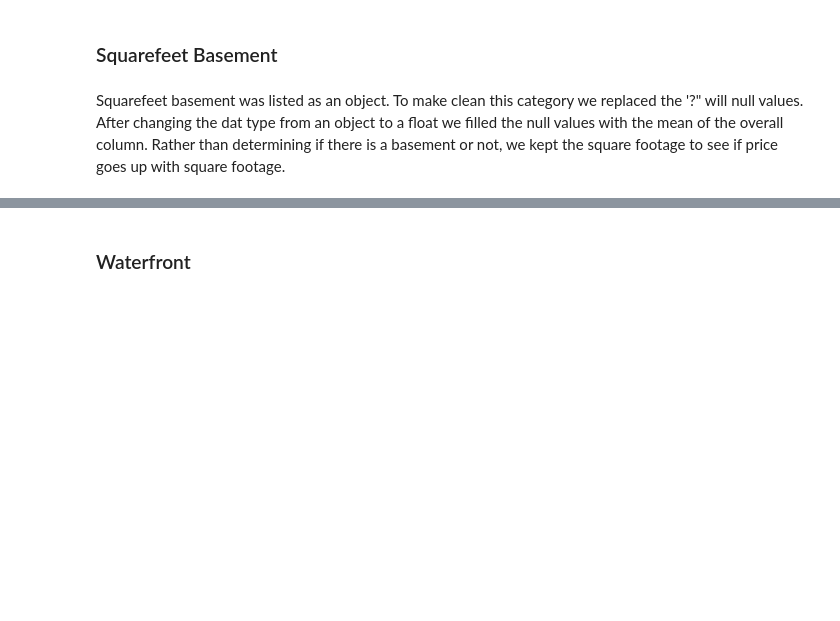
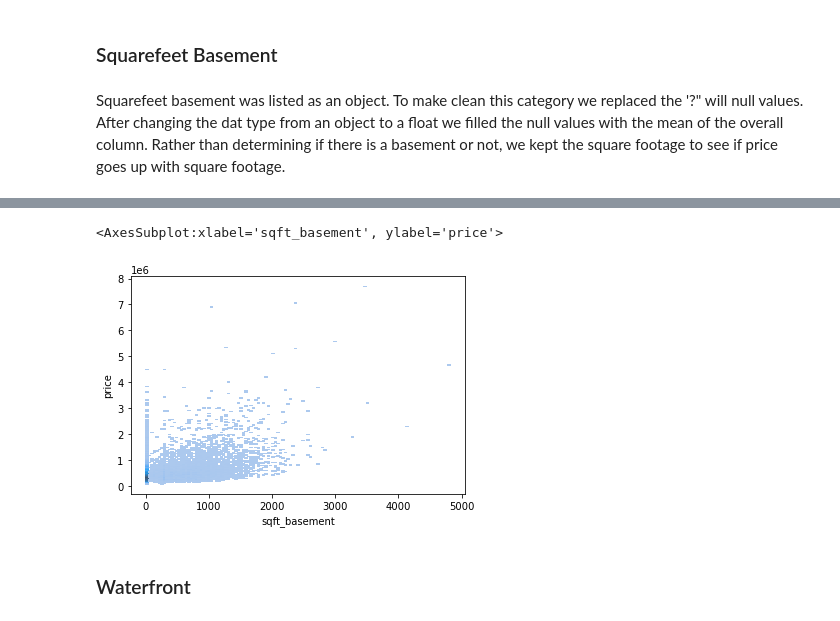
Before and after one commit to henrysvg/dsc-phase-2-project-v2-3, a Jupyter notebook: student.ipynb, the cells around one changed output, grey strips where cells are left out. Saved outputs shown, nothing was run; the diff lists cells and outputs as text; code cells hidden in the pictures; blank space fills up the shorter version.

Commit message:
added visualizations

```diff
--- a/student.ipynb
+++ b/student.ipynb
@@ -130,6 +130,11 @@ data['sqft_basement'].replace('?',np.nan,inplace=True)
 data.sqft_basement = data.sqft_basement.astype("float")
 # %%
 data.sqft_basement.fillna(data['sqft_basement'].mean(),inplace=True)
+# %%
+sns.histplot(x = 'sqft_basement', y = 'price', data=data)
+# %% [output]
+<AxesSubplot:xlabel='sqft_basement', ylabel='price'>
+[figure, added]
 # %% [markdown]
 ### Waterfront
 # %% [markdown]
```
Also changed, not shown: parts of 2 cells of this notebook.
